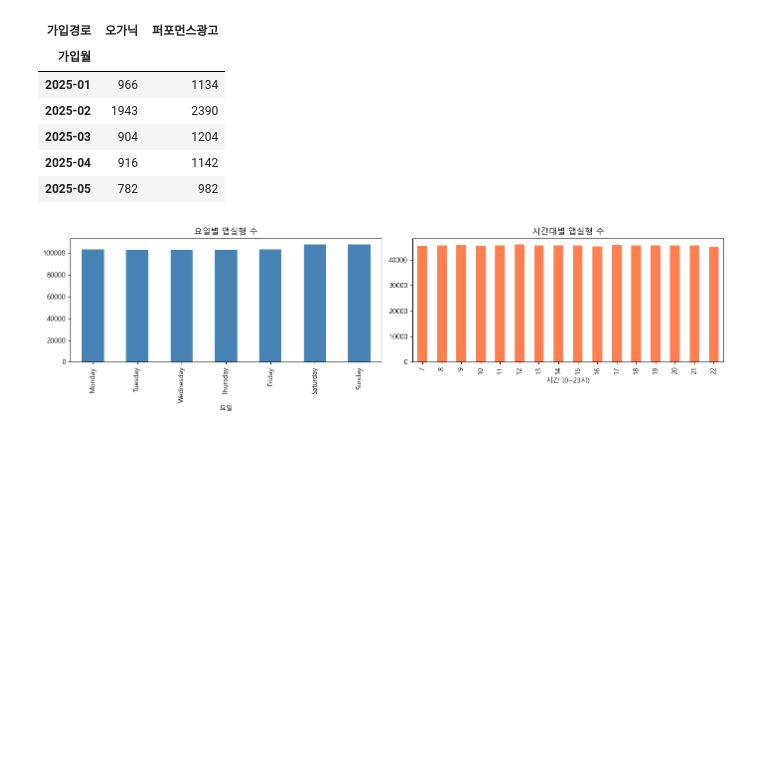
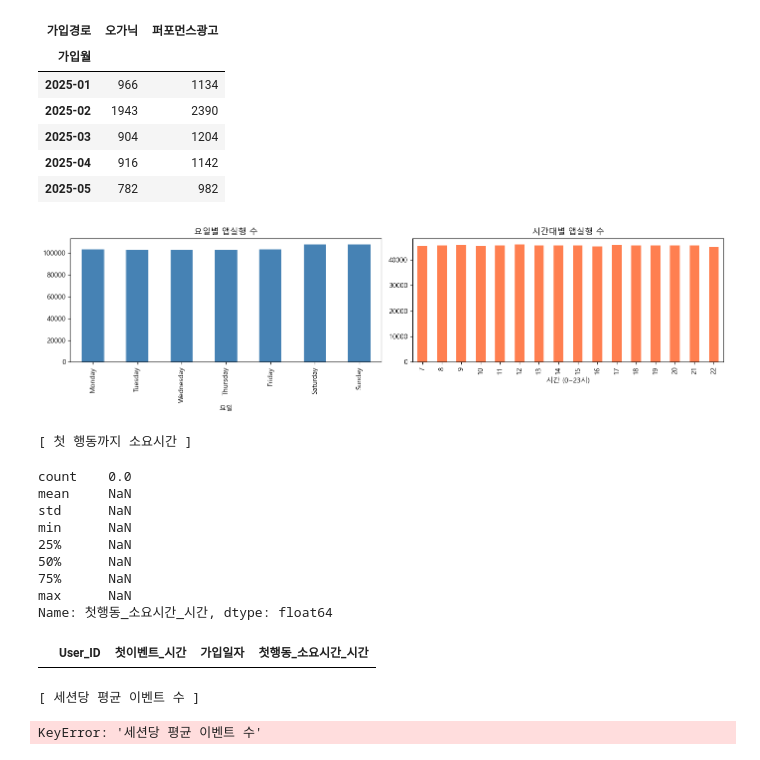
Before and after one commit to leegolem/Anti-Churn-Committee, a Jupyter notebook: notebooks/gwanhoo/01_EDA.ipynb, the cells around one changed output. Cells and saved outputs as stored; diff of their text form; code cells hidden in the pictures; blank space fills up the shorter version.

```diff
--- a/notebooks/gwanhoo/project.ipynb
+++ b/notebooks/gwanhoo/01_EDA.ipynb
@@ -482,3 +482,61 @@ plt.tight_layout()
 plt.show()
 # %% [output]
 [figure]
+# %%
+# =============================================
+# 파생변수 1. 가입 후 첫 행동까지 걸린 시간
+# =============================================
+
+# 유저별 첫 이벤트 시간
+first_event = event_log.groupby('User_ID')['Event_Time'].min().reset_index()
+first_event.columns = ['User_ID', '첫이벤트_시간']
+
+# 가입일시 붙이기
+first_event = first_event.merge(user_profile[['User_ID', '가입일자']], on='User_ID', how='left')
+
+# 시간 차이 계산
+first_event['첫행동_소요시간_시간'] = (
+    first_event['첫이벤트_시간'] - first_event['가입일자']
+).dt.total_seconds() / 3600
+
+first_event = first_event[first_event['첫행동_소요시간_시간'] >= 0]
+
+print("[ 첫 행동까지 소요시간 ]")
+display(first_event['첫행동_소요시간_시간'].describe())
+
+display(first_event.head())
+# %% [output]
+[ 첫 행동까지 소요시간 ]
+count    0.0
+mean     NaN
+std      NaN
+min      NaN
+25%      NaN
+50%      NaN
+75%      NaN
+max      NaN
+Name: 첫행동_소요시간_시간, dtype: float64
+|  | User_ID | 첫이벤트_시간 | 가입일자 | 첫행동_소요시간_시간 |
+# %%
+# 알림 이벤트는
+event_no_alarm = event_log[
+    ~event_log['Event_Type'].isin(['알림수신', '알림오픈'])
+].copy()
+
+# 세션별 이벤트 수
+session_event_count = event_no_alarm.groupby(
+    ['User_ID', 'Session_ID']
+).size().reset_index(name='세션내_이벤트수')
+
+# 유저별 세션당 평균 이벤트 수
+user_session_avg = session_event_count.groupby('User_ID')['세션내_이벤트수'].mean().reset_index()
+user_session_avg.columns = ['User_ID', '세션당_평균이벤트수']
+user_session_avg['세션당_평균이벤트수'] = user_session_avg['세션당_평균이벤트수'].round(2)
+
+print("[ 세션당 평균 이벤트 수 기술통계 ]")
+display(user_session_avg['세션당_평균이벤트수'].describe())
+
+display(user_session_avg.head())
+# %% [output]
+[ 세션당 평균 이벤트 수 ]
+KeyError: '세션당 평균 이벤트 수'
```
